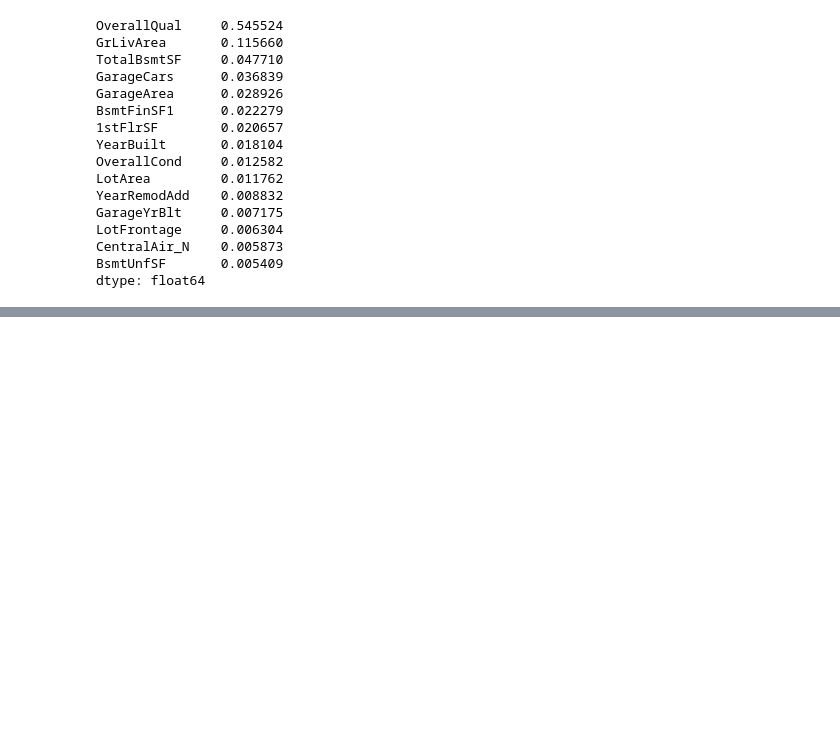
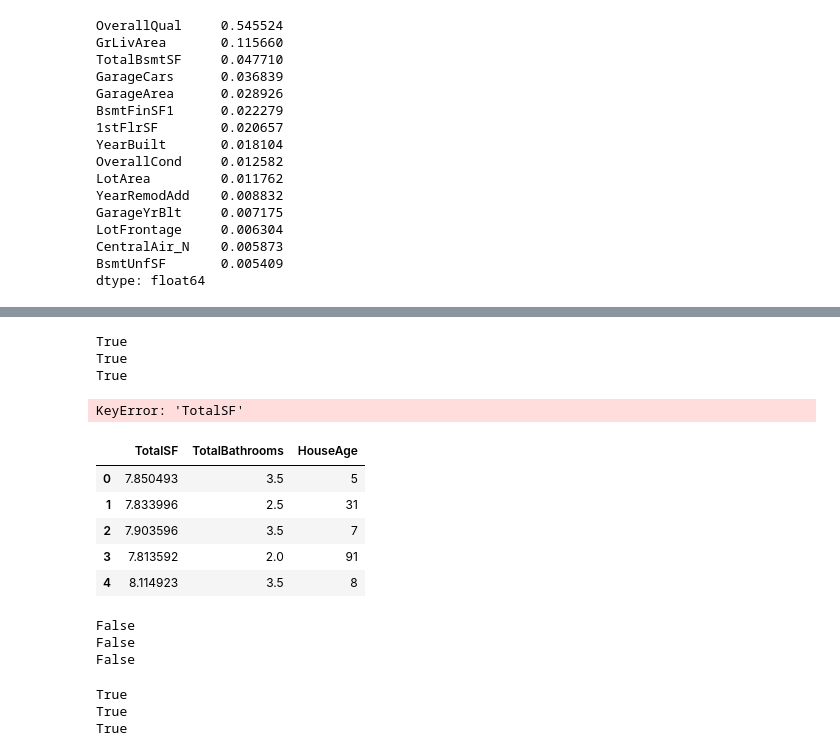
Before and after one commit to KickOutFury/AI-STUDY, a Jupyter notebook: KAGGLE/house-prices/house_prices.ipynb, the cells around one changed output, grey strips where cells are left out. Drawn from its saved outputs; the diff is of its cells as text; code cells hidden in the pictures; blank space fills up the shorter version.

Commit message:
feat: implement feature engineering(TotalSF, TotalBathrooms, HouseAge) and analyze feature importance

```diff
--- a/KAGGLE/house-prices/house_prices.ipynb
+++ b/KAGGLE/house-prices/house_prices.ipynb
@@ -314,0 +344,7 @@ dtype: float64
+# %%
+skew_feature = train.select_dtypes(include=["int64","float64"]).columns
+
+skew = train[skew_feature].skew().sort_values(ascending=False)
+skew = skew[abs(skew) > 0.75]
+
+skew.index
@@ -314,0 +358,11 @@ dtype: float64
+# %%
+for col in skew.index:
+    train[col] = np.log1p(train[col])
+    test[col] = np.log1p(test[col])
+# %%
+rf = RandomForestRegressor(
+    n_estimators= 300,
+    random_state= 42
+)
+
+rf.fit(X,y)
@@ -314,0 +412,4 @@ dtype: float64
+# %%
+X = train.drop("SalePrice",axis=1)
+
+rf.fit(X,y)
@@ -314,0 +442,55 @@ dtype: float64
+# %%
+print("TotalSF" in X.columns)
+print("TotalBathrooms" in X.columns)
+print("HouseAge" in X.columns)
+# %% [output]
+True
+True
+True
+# %%
+importance.sort_values(ascending=False)["TotalSF"]
+importance.sort_values(ascending=False)["TotalBathrooms"]
+importance.sort_values(ascending=False)["HouseAge"]
+# %% [output]
+KeyError: 'TotalSF'
+# %%
+X[["TotalSF","TotalBathrooms","HouseAge"]].head()
+# %% [output]
+|  | TotalSF | TotalBathrooms | HouseAge |
+| 0 | 7.850493 | 3.5 | 5 |
+| 1 | 7.833996 | 2.5 | 31 |
+| 2 | 7.903596 | 3.5 | 7 |
+| 3 | 7.813592 | 2.0 | 91 |
+| 4 | 8.114923 | 3.5 | 8 |
+# %%
+print("TotalSF" in importance.index)
+print("TotalBathrooms" in importance.index)
+print("HouseAge" in importance.index)
+# %% [output]
+False
+False
+False
+# %%
+y = train["SalePrice"]
+X = train.drop(["SalePrice"],axis=1)
+
+X, test = X.align(test, join="left", fill_value=0, axis=1)
+
+rf = RandomForestRegressor(
+    n_estimators = 300,
+    random_state = 42
+)
+
+rf.fit(X,y)
+
+importance = pd.Series(
+    rf.feature_importances_, index = X.columns
+)
+
+print("TotalSF" in importance.index)
+print("TotalBathrooms" in importance.index)
+print("HouseAge" in importance.index)
+# %% [output]
+True
+True
+True
```
Also changed, not shown: parts of 11 cells of this notebook.
